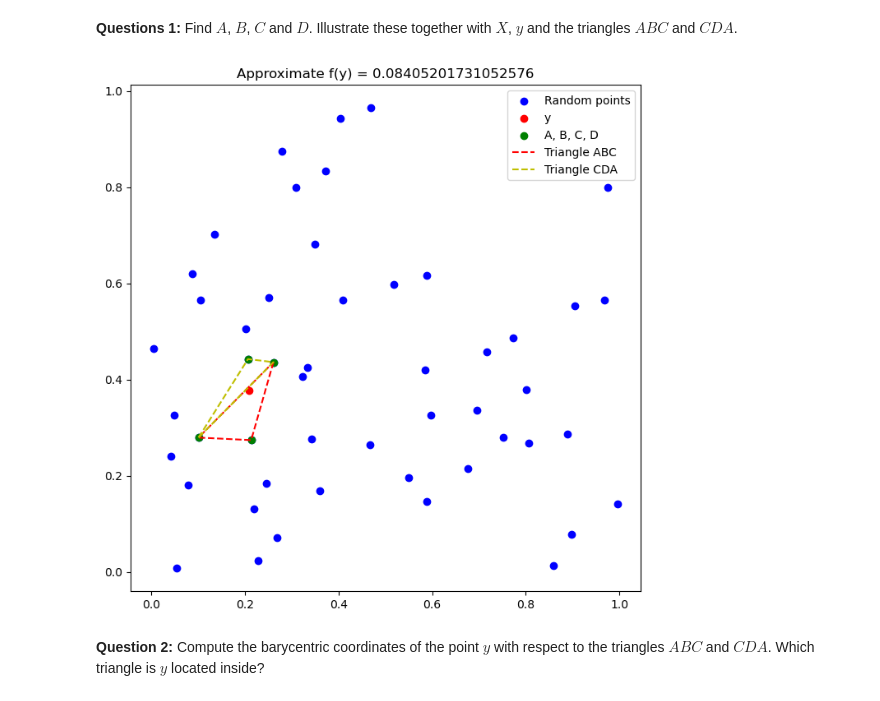
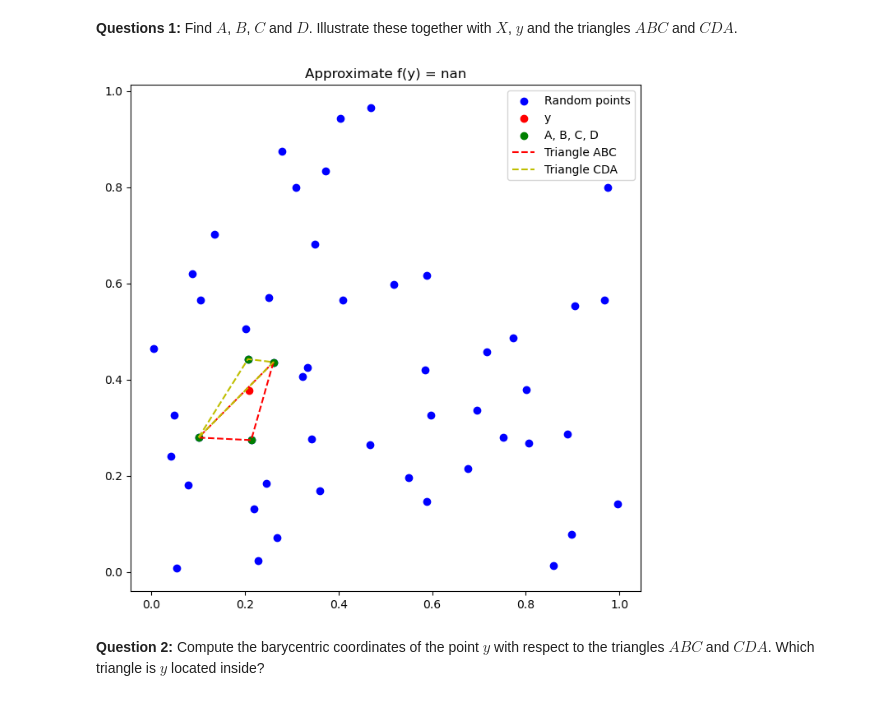
Before and after one commit to NumEconCopenhagen/projects-2024-miguel-og-chris, a Jupyter notebook: examproject/exam_2024.ipynb, the cells around one changed output. Drawn from its saved outputs; the diff is of its cells as text; code cells hidden in the pictures.

```diff
--- a/examproject/exam_2024.ipynb
+++ b/examproject/exam_2024.ipynb
@@ -553,6 +918,9 @@ def is_inside_triangle(r1, r2, r3):
 def f(point):
     return point[0] + point[1]
 
+# Then we introduce this variable that we will use later
+result = np.nan
+
 # Now we use the defined functions computing barycentric coordinates for the traingles and checking if y is inside the triangles
 # Checking if points A, B, C, and D are found(if they live up to the constraints) otherwise we return NaN
 if A is not None and B is not None and C is not None and D is not None:
@@ -563,34 +931,34 @@ if A is not None and B is not None and C is not None and D is not None:
     if is_inside_triangle(rA1, rA2, rA3):
         inside_triangle = 'ABC'
         # Coordinates for CDA to NaN as they are not needed.
         rC1, rC2, rC3 = np.nan, np.nan, np.nan
     else: # We only check if y is inside CDA if y is not inside ABC
         # Computing barycentric coordinates for triangle CDA
         rC1, rC2, rC3 = barycentric_coordinates(C, D, A, y)
 
         # Checking if y is inside triangle CDA
         if is_inside_triangle(rC1, rC2, rC3):
             inside_triangle = 'CDA'
         else:
             result = np.nan
             triangle_used = None
 else:
     result = np.nan
     triangle_used = None
 # Plotting the points and triangles
 plt.figure(figsize=(8, 8))
 plt.scatter(X[:, 0], X[:, 1], c='blue', label='Random points')
 plt.scatter(y[0], y[1], c='red', label='y')
 if A is not None and B is not None and C is not None and D is not None:
     plt.scatter([A[0], B[0], C[0], D[0]], [A[1], B[1], C[1], D[1]], c='green', label='A, B, C, D')
     plt.plot([A[0], B[0], C[0], A[0]], [A[1], B[1], C[1], A[1]], 'r--', label='Triangle ABC')
     plt.plot([C[0], D[0], A[0], C[0]], [C[1], D[1], A[1], C[1]], 'y--', label='Triangle CDA')
 
 plt.legend()
 plt.title(f'Approximate f(y) = {result}')
 plt.show()
 # %% [output]
-[figure, old version]
+[figure, new version]
 # %% [markdown]
 **Question 2:** Compute the barycentric coordinates of the point $y$ with respect to the triangles $ABC$ and $CDA$. Which triangle is $y$ located inside?
 # %%
```
Also changed, not shown: parts of 14 cells of this notebook, 2 other files.
